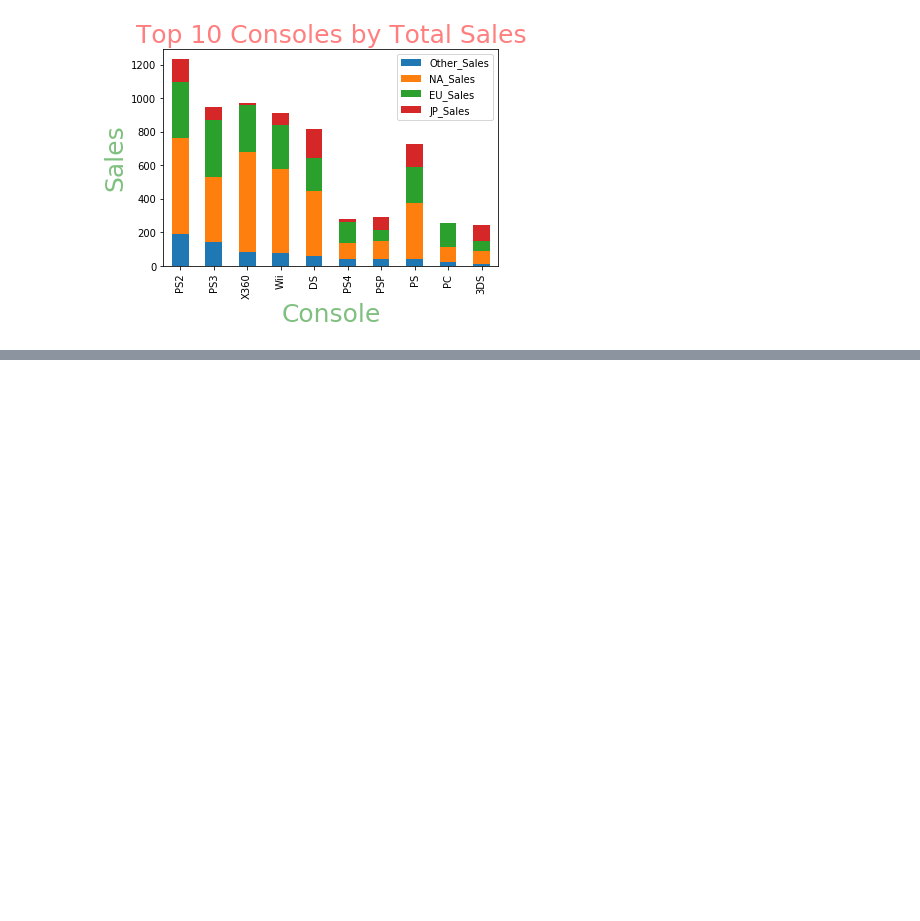
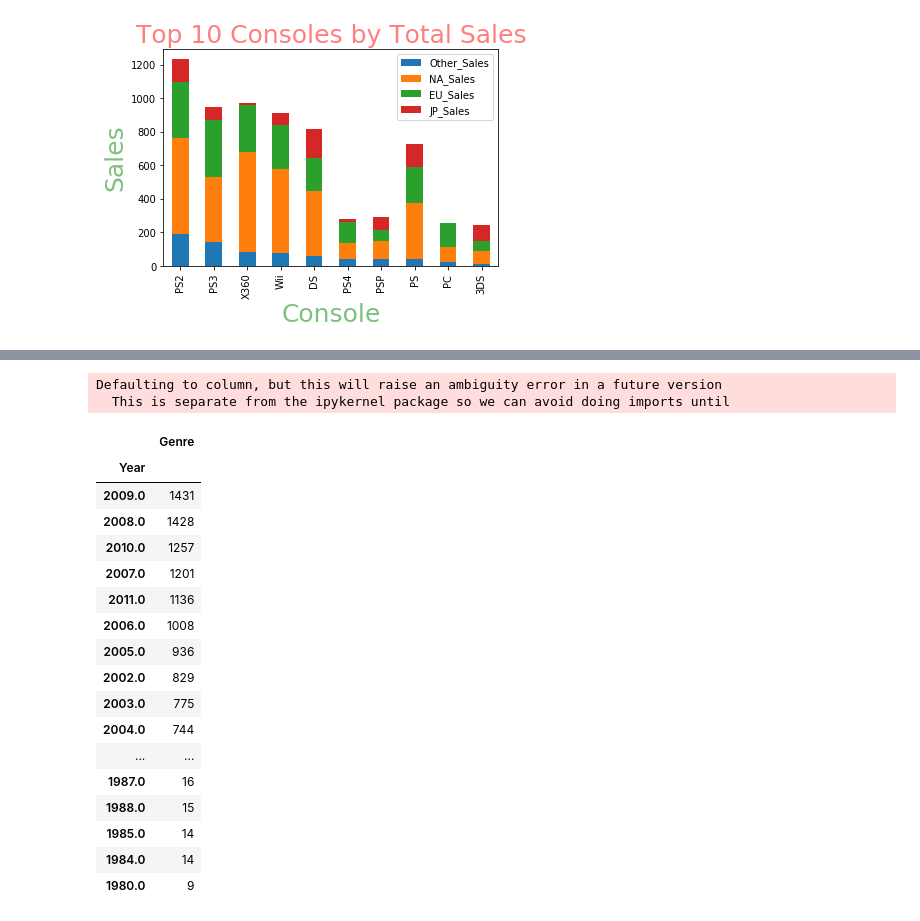
Before and after one commit to cmagapu/Exploratory-Data-Analysis, a Jupyter notebook: Avi's Version.ipynb, the cells around one changed output, grey strips where cells are left out. Saved outputs shown, nothing was run; the diff lists cells and outputs as text; code cells hidden in the pictures; blank space fills up the shorter version.

```diff
--- a/Avi's Version.ipynb
+++ b/Avi's Version.ipynb
@@ -142,0 +155,27 @@ Text(0,0.5,'Sales')
+# %%
+multi_plat = df.groupby('Year').agg({'Year':lambda x : len(x) if (len(x) > 7) else None}).dropna()
+multi_plat.Year = multi_plat.Year.astype(np.int64)
+multi_plat = multi_plat.sort_values(['Year'], ascending=False)
+multi_plat.columns = ['Genre']
+multi_plat
+# %% [output]
+Defaulting to column, but this will raise an ambiguity error in a future version
+  This is separate from the ipykernel package so we can avoid doing imports until
+|  | Genre |
+| Year |  |
+| 2009.0 | 1431 |
+| 2008.0 | 1428 |
+| 2010.0 | 1257 |
+| 2007.0 | 1201 |
+| 2011.0 | 1136 |
+| 2006.0 | 1008 |
+| 2005.0 | 936 |
+| 2002.0 | 829 |
+| 2003.0 | 775 |
+| 2004.0 | 744 |
+| ... | ... |
+| 1987.0 | 16 |
+| 1988.0 | 15 |
+| 1985.0 | 14 |
+| 1984.0 | 14 |
+| 1980.0 | 9 |
```
Also changed, not shown: parts of 4 cells of this notebook.
